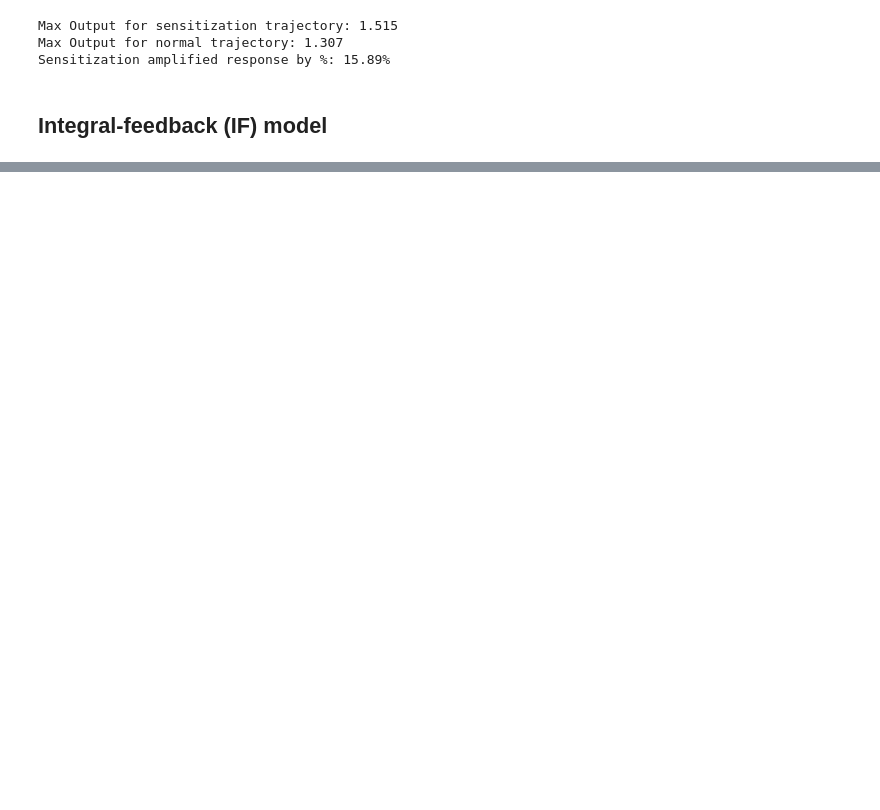
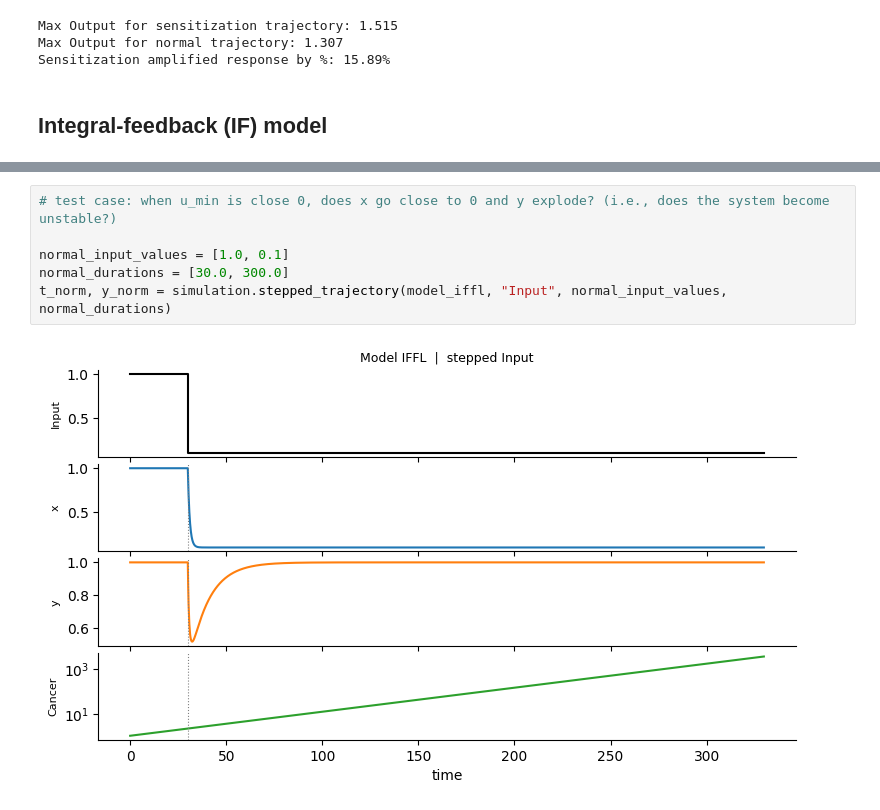
Before and after one commit to Liamir/autodiff-control, a Jupyter notebook: notebooks/sensitization_nfl_iffl_demo.ipynb, the cells around one changed output, grey strips where cells are left out. Drawn from its saved outputs; the diff is of its cells as text; blank space fills up the shorter version.

```diff
--- a/notebooks/sensitization_nfl_iffl_demo.ipynb
+++ b/notebooks/sensitization_nfl_iffl_demo.ipynb
@@ -55,0 +86,8 @@ Sensitization amplified response by %: 30.54%
+# %%
+# test case: when u_min is close 0, does x go close to 0 and y explode? (i.e., does the system become unstable?)
+
+normal_input_values = [1.0, 0.1]
+normal_durations = [30.0, 300.0]
+t_norm, y_norm = simulation.stepped_trajectory(model_iffl, "Input", normal_input_values, normal_durations)
+# %% [output]
+[figure, added]
```
Also changed, not shown: parts of 2 cells of this notebook, 9 other files.
